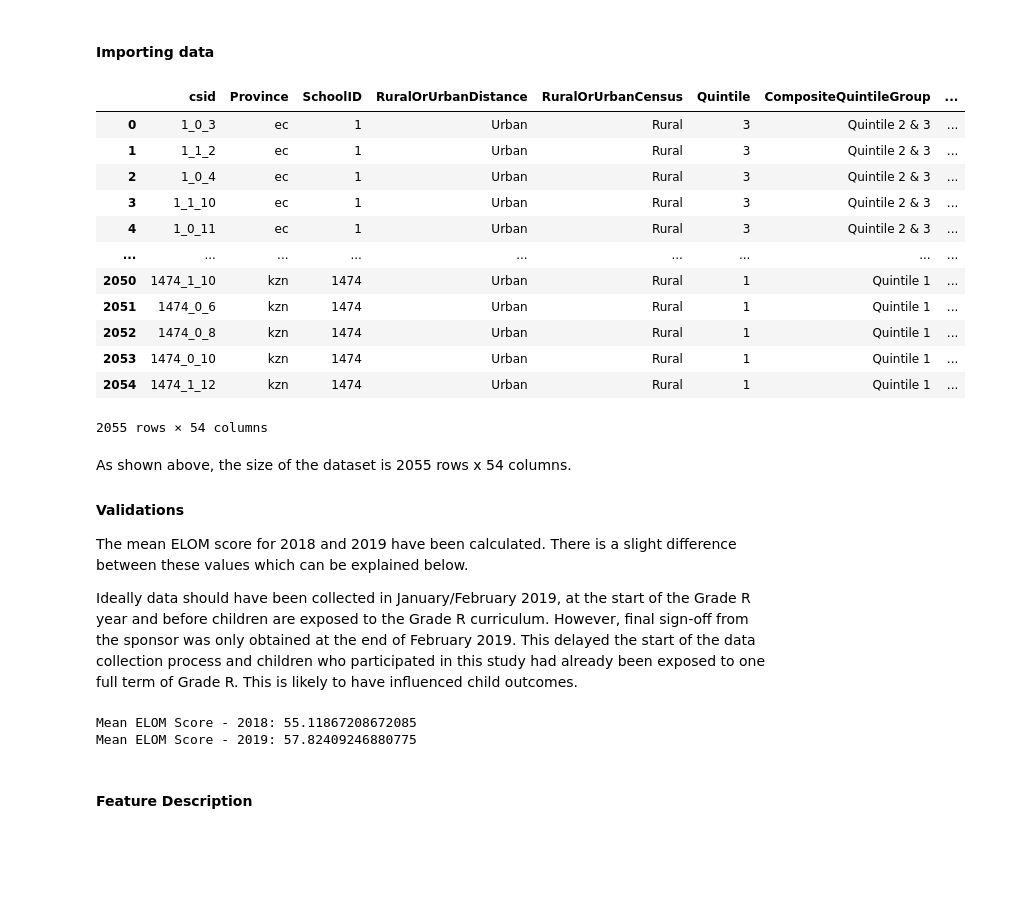
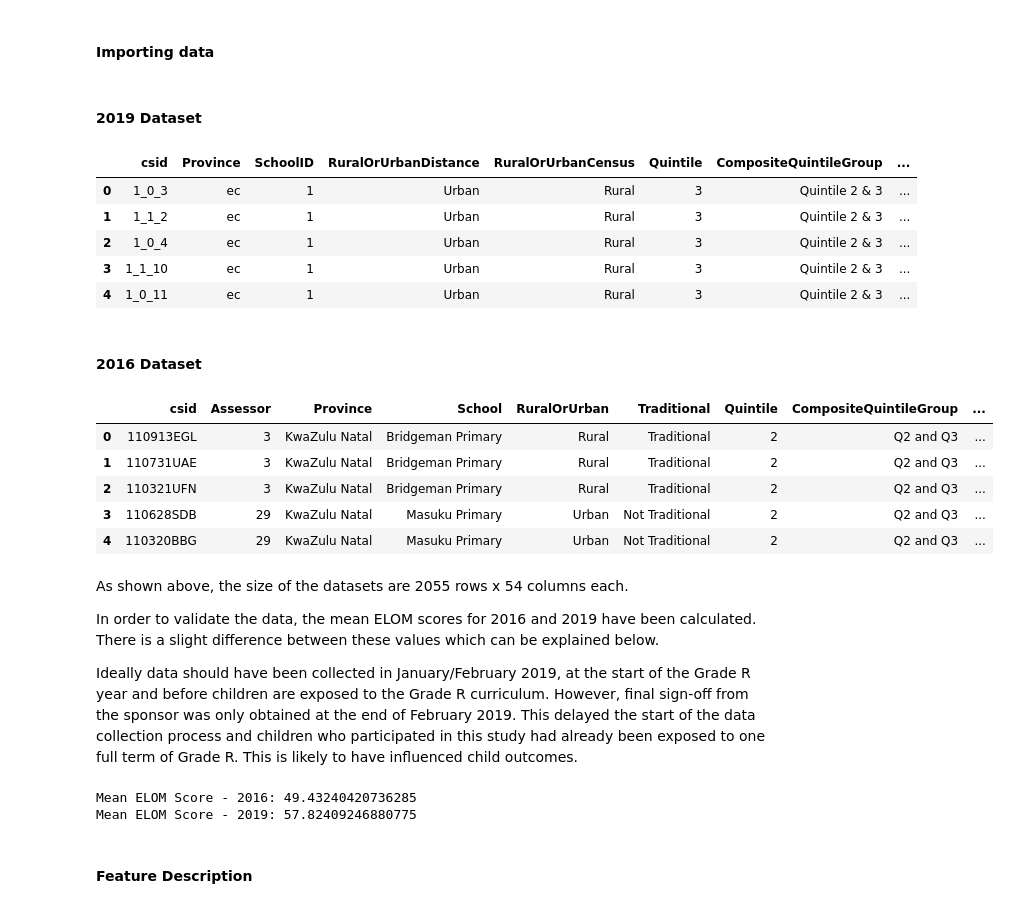
Before and after one commit to bongo1007/DAE, a Jupyter notebook: Project.ipynb, the cells around one changed output. Cells and saved outputs as stored; diff of their text form; code cells hidden in the pictures; blank space fills up the shorter version.

```diff
--- a/Project.ipynb
+++ b/Project.ipynb
@@ -104,39 +105,42 @@ np.set_printoptions(suppress=True, precision=7)
 # %% [markdown]
 #### Importing data
-# %%
-df = pd.read_stata('elom.dta')
-df2019 = df.copy() # make a copy of the dataframe which will be manipulated
-df2 = pd.read_stata('elom2016.dta')
-df2016 = df2.copy() # make a copy of the dataframe which will be manipulated
-display(df)
-# %% [output]
-|  | csid | Province | SchoolID | RuralOrUrbanDistance | RuralOrUrbanCensus | Quintile | CompositeQuintileGroup | ... |
-| 0 | 1_0_3 | ec | 1 | Urban | Rural | 3 | Quintile 2 & 3 | ... |
-| 1 | 1_1_2 | ec | 1 | Urban | Rural | 3 | Quintile 2 & 3 | ... |
-| 2 | 1_0_4 | ec | 1 | Urban | Rural | 3 | Quintile 2 & 3 | ... |
-| 3 | 1_1_10 | ec | 1 | Urban | Rural | 3 | Quintile 2 & 3 | ... |
-| 4 | 1_0_11 | ec | 1 | Urban | Rural | 3 | Quintile 2 & 3 | ... |
-| ... | ... | ... | ... | ... | ... | ... | ... | ... |
-| 2050 | 1474_1_10 | kzn | 1474 | Urban | Rural | 1 | Quintile 1 | ... |
-| 2051 | 1474_0_6 | kzn | 1474 | Urban | Rural | 1 | Quintile 1 | ... |
-| 2052 | 1474_0_8 | kzn | 1474 | Urban | Rural | 1 | Quintile 1 | ... |
-| 2053 | 1474_0_10 | kzn | 1474 | Urban | Rural | 1 | Quintile 1 | ... |
-| 2054 | 1474_1_12 | kzn | 1474 | Urban | Rural | 1 | Quintile 1 | ... |
-2055 rows × 54 columns
+# %%
+df2019 = pd.read_stata('elom.dta')
+df2019Original = df2019.copy()
+df2016 = pd.read_stata('elom2016.dta')
+df2016Original = df2016.copy()
+
+display(Markdown("#### 2019 Dataset"))
+display(df2019.head())
+display(Markdown("#### 2016 Dataset"))
+display(df2016.head())
+# %% [output]
+#### 2019 Dataset
+|  | csid | Province | SchoolID | RuralOrUrbanDistance | RuralOrUrbanCensus | Quintile | CompositeQuintileGroup | ... |
+| 0 | 1_0_3 | ec | 1 | Urban | Rural | 3 | Quintile 2 & 3 | ... |
+| 1 | 1_1_2 | ec | 1 | Urban | Rural | 3 | Quintile 2 & 3 | ... |
+| 2 | 1_0_4 | ec | 1 | Urban | Rural | 3 | Quintile 2 & 3 | ... |
+| 3 | 1_1_10 | ec | 1 | Urban | Rural | 3 | Quintile 2 & 3 | ... |
+| 4 | 1_0_11 | ec | 1 | Urban | Rural | 3 | Quintile 2 & 3 | ... |
+#### 2016 Dataset
+|  | csid | Assessor | Province | School | RuralOrUrban | Traditional | Quintile | CompositeQuintileGroup | ... |
+| 0 | 110913EGL | 3 | KwaZulu Natal | Bridgeman Primary | Rural | Traditional | 2 | Q2 and Q3 | ... |
+| 1 | 110731UAE | 3 | KwaZulu Natal | Bridgeman Primary | Rural | Traditional | 2 | Q2 and Q3 | ... |
+| 2 | 110321UFN | 3 | KwaZulu Natal | Bridgeman Primary | Rural | Traditional | 2 | Q2 and Q3 | ... |
+| 3 | 110628SDB | 29 | KwaZulu Natal | Masuku Primary | Urban | Not Traditional | 2 | Q2 and Q3 | ... |
+| 4 | 110320BBG | 29 | KwaZulu Natal | Masuku Primary | Urban | Not Traditional | 2 | Q2 and Q3 | ... |
 # %% [markdown]
-As shown above, the size of the dataset is 2055 rows x 54 columns.
+As shown above, the size of the datasets are 2055 rows x 54 columns each.
 
-#### Validations
-
-The mean ELOM score for 2018 and 2019 have been calculated. There is a slight difference between these values which can be explained below.
+In order to validate the data, the mean ELOM scores for 2016 and 2019 have been calculated. There is a slight difference between these values which can be explained below.
 
 Ideally data should have been collected in January/February 2019, at the start of the Grade R year and before children are exposed to the Grade R curriculum. However, final sign-off from the sponsor was only obtained at the end of February 2019. This delayed the start of the data collection process and children who participated in this study had already been exposed to one full term of Grade R. This is likely to have influenced child outcomes.
 # %%
-df2018 = pd.read_stata('elom2018.dta')
-print("Mean ELOM Score - 2018:",df2018.elome_total.mean())
-print("Mean ELOM Score - 2019:",dfClean.total.mean())
+# df2018 = pd.read_stata('elom2016.dta')
+print("Mean ELOM Score - 2016:",df2016.Total.mean())
+print("Mean ELOM Score - 2019:",df2019.total.mean())
 # %% [output]
-Mean ELOM Score - 2018: 55.11867208672085
+Mean ELOM Score - 2016: 49.43240420736285
 Mean ELOM Score - 2019: 57.82409246880775
 # %% [markdown]
 #### Feature Description
```
Also changed, not shown: parts of 20 cells of this notebook.
